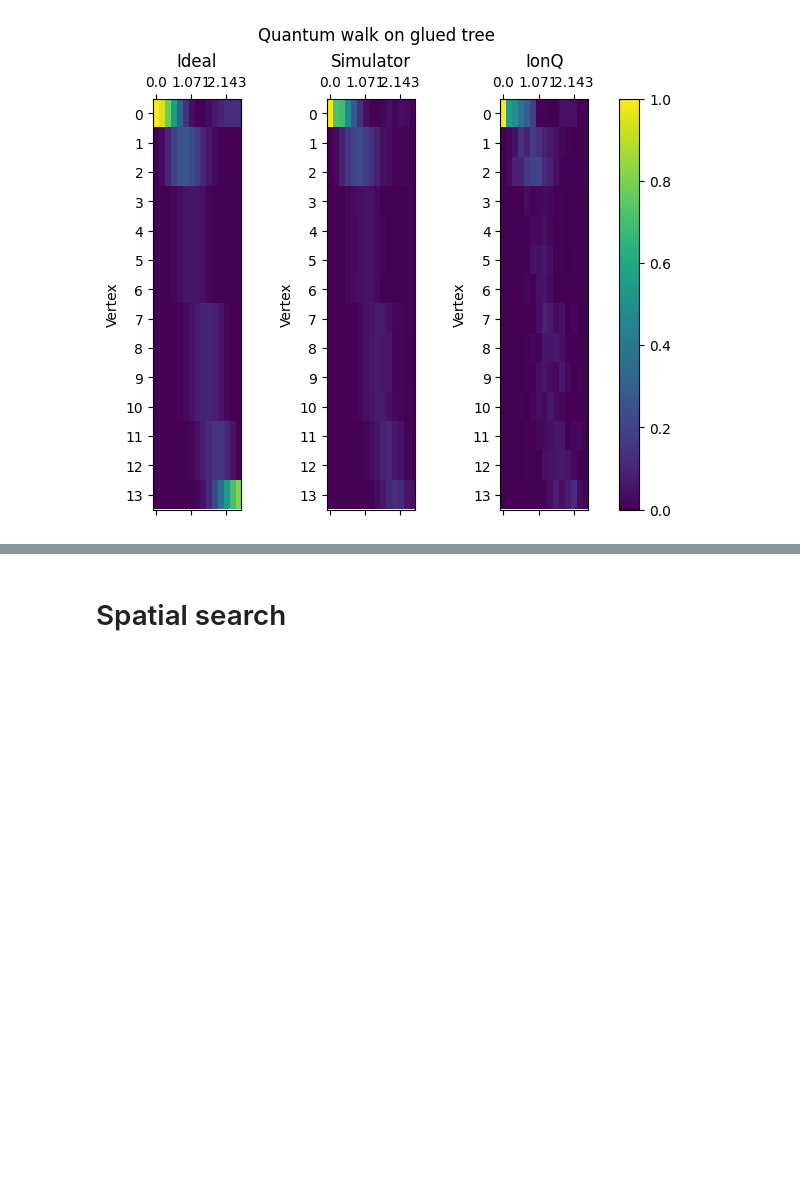
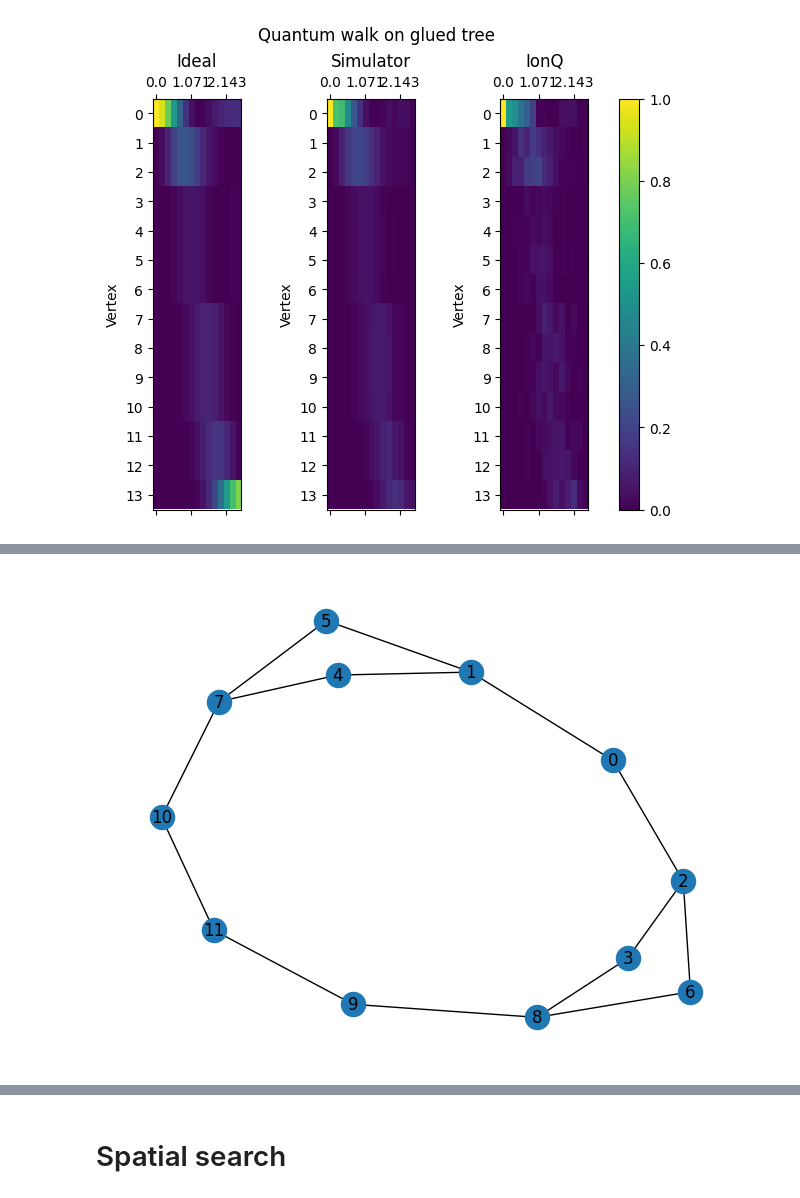
Before and after one commit to jiaqileng/hamiltonian-embedding, a Jupyter notebook: ionq_experiments.ipynb, the cells around one changed output, grey strips where cells are left out. Saved outputs shown, nothing was run; the diff lists cells and outputs as text; code cells hidden in the pictures; blank space fills up the shorter version.

```diff
--- a/ionq_experiments.ipynb
+++ b/ionq_experiments.ipynb
@@ -1955,0 +2195,20 @@ plt.show()
+# %%
+DATA_DIR = "experiment_data"
+TASK_DIR = "hierarchical_graph"
+
+CURR_DIR = DATA_DIR
+check_and_make_dir(CURR_DIR)
+CURR_DIR = join(CURR_DIR, TASK_DIR)
+check_and_make_dir(CURR_DIR)
+print(CURR_DIR)
+
+use_real_machine = False
+if use_real_machine:
+    device = "qpu.aria-1"
+    print("Device:", device)
+else:
+    device = LocalSimulator()
+
+    # device = AwsDevice("arn:aws:braket:::device/quantum-simulator/amazon/sv1")
+
+    print(f"Using {device.name}")
@@ -1955,0 +2241,67 @@ plt.show()
+# %%
+S_vals = [1,2,4,2,2,1]
+edge_count = [2,4,4,2,2]
+graph = get_hierarchical_graph(np.array(S_vals), np.array(edge_count))
+N = int(np.sum(S_vals))
+print(f"Nodes in graph: {N}")
+
+dimension = 1
+encoding = "one-hot"
+n = num_qubits_per_dim(N, encoding=encoding)
+codewords = get_codewords_1d(n, encoding, periodic=False)
+bitstrings = get_bitstrings(N, dimension, encoding)
+
+# T = 4
+# r = 14
+# lamb = 4
+
+T = 2.5
+r = 8
+lamb = 4
+
+num_time_points = 8
+t_vals = np.linspace(0, T, num_time_points)
+
+num_shots = 500
+vertex = 0
+
+use_native_gates = True
+use_error_mitigation = True
+
+if use_error_mitigation:
+    assert num_shots >= 500, "Number of shots should be at least 500"
+
+experiment_info = {
+    "N": N,
+    "dimension": dimension,
+    "encoding": encoding,
+    "T": T,
+    "num_time_points": num_time_points,
+    "lamb": lamb,
+    "r": r,
+    "num_shots": num_shots,
+    "vertex": vertex,
+    "S_vals": S_vals,
+    "edge_count": edge_count,
+    "use_native_gates": use_native_gates,
+    "use_error_mitigation": use_error_mitigation,
+}
+
+
+hash_str = hashlib.md5(json.dumps(experiment_info).encode("utf-8")).hexdigest()
+SAVE_DIR = join(CURR_DIR, hash_str)
+check_and_make_dir(SAVE_DIR)
+print("Save dir:", SAVE_DIR)
+
+with open(join(SAVE_DIR, "experiment_info.json"), "w") as f:
+    json.dump(experiment_info, f)
+    f.close()
+
+nx.draw(graph, with_labels=True)
+A = nx.adjacency_matrix(graph, nodelist=sorted(graph.nodes()))
+
+print("Two qubit gate count:", graph.size() * r)
+
+qpu_job_ids_filename = f'''job_ids_qpu.json'''
+sim_task_arns_filename = f'''task_arns_simulator.json'''
+# %% [output]
@@ -1955,0 +2311 @@ plt.show()
+[figure, added]
```
Also changed, not shown: parts of 80 cells of this notebook.
